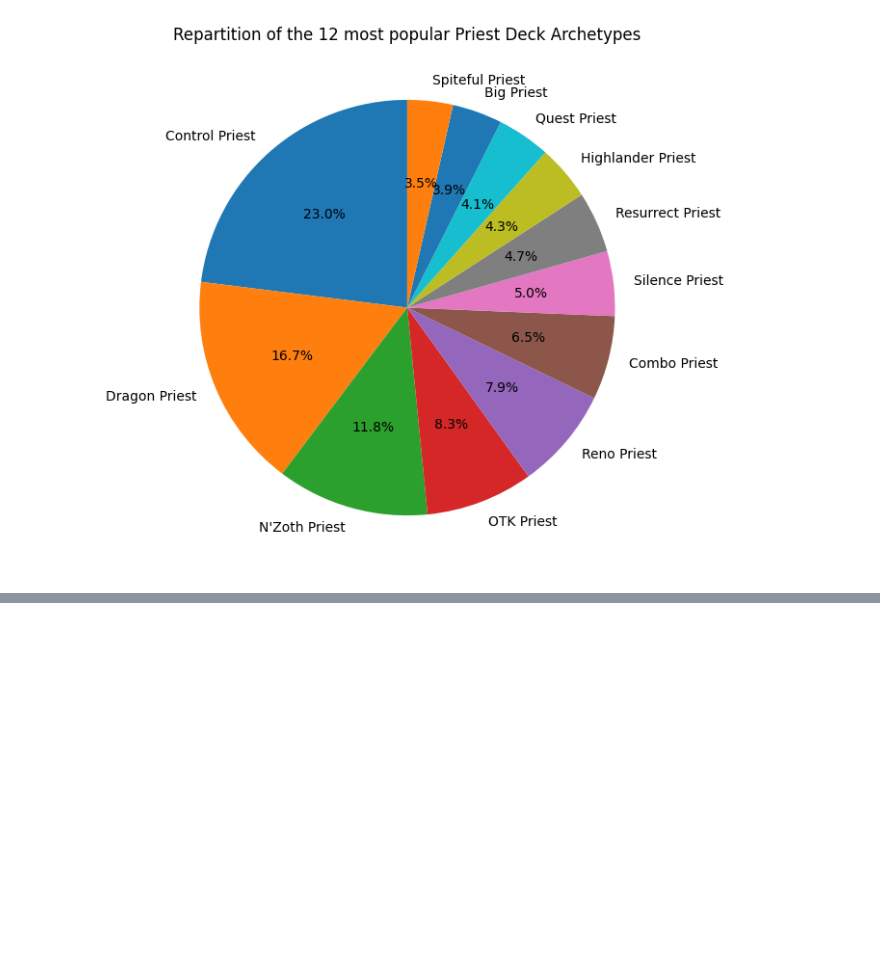
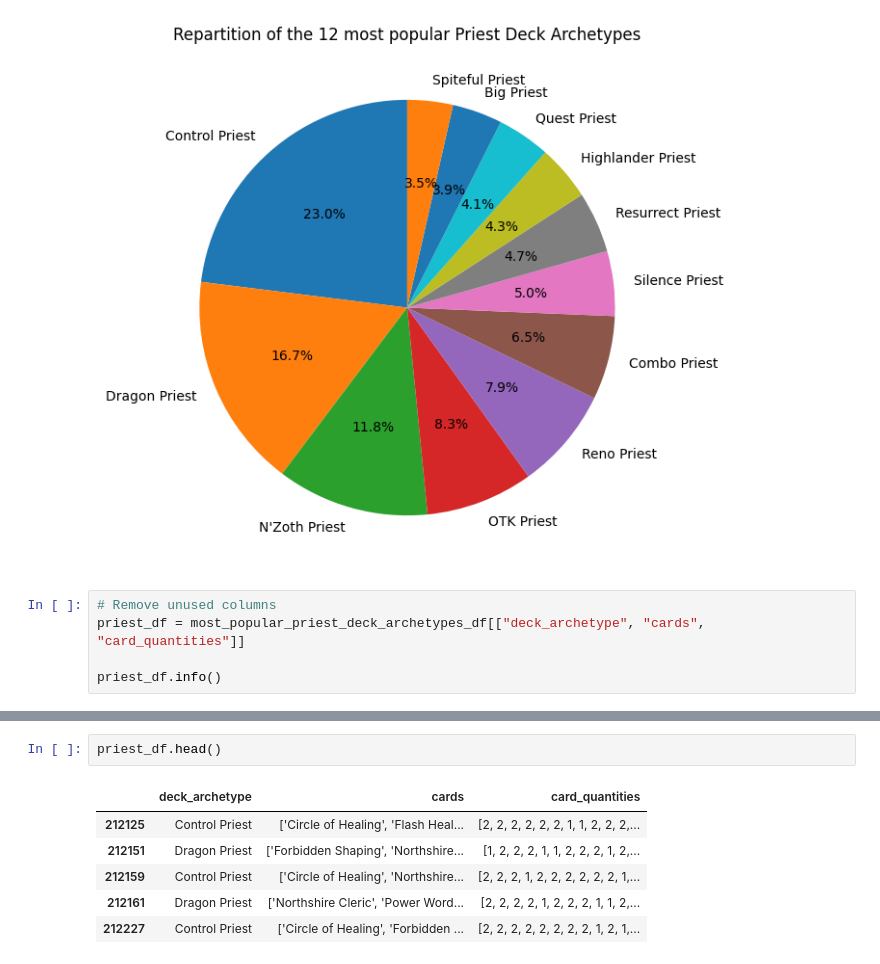
Before and after one commit to Varadiell/alyra-hearthstone-companion, a Jupyter notebook: analysis.ipynb, the cells around one changed output, grey strips where cells are left out. Drawn from its saved outputs; the diff is of its cells as text; blank space fills up the shorter version.

```diff
--- a/analysis.ipynb
+++ b/analysis.ipynb
@@ -279,3 +279,8 @@ plt.title('Repartition of the 12 most popular Priest Deck Archetypes')
 plt.show()
 # %% [output]
 [figure]
+# %%
+# Remove unused columns
+priest_df = most_popular_priest_deck_archetypes_df[["deck_archetype", "cards", "card_quantities"]]
+
+priest_df.info()
@@ -281,0 +298,9 @@ plt.show()
+# %%
+priest_df.head()
+# %% [output]
+|  | deck_archetype | cards | card_quantities |
+| 212125 | Control Priest | ['Circle of Healing', 'Flash Heal... | [2, 2, 2, 2, 2, 2, 1, 1, 2, 2, 2,... |
+| 212151 | Dragon Priest | ['Forbidden Shaping', 'Northshire... | [1, 2, 2, 2, 1, 1, 2, 2, 2, 1, 2,... |
+| 212159 | Control Priest | ['Circle of Healing', 'Northshire... | [2, 2, 2, 1, 2, 2, 2, 2, 2, 2, 1,... |
+| 212161 | Dragon Priest | ['Northshire Cleric', 'Power Word... | [2, 2, 2, 2, 1, 2, 2, 2, 1, 1, 2,... |
+| 212227 | Control Priest | ['Circle of Healing', 'Forbidden ... | [2, 2, 2, 2, 2, 2, 2, 2, 1, 2, 1,... |
```
Also changed, not shown: parts of 1 cell of this notebook.
